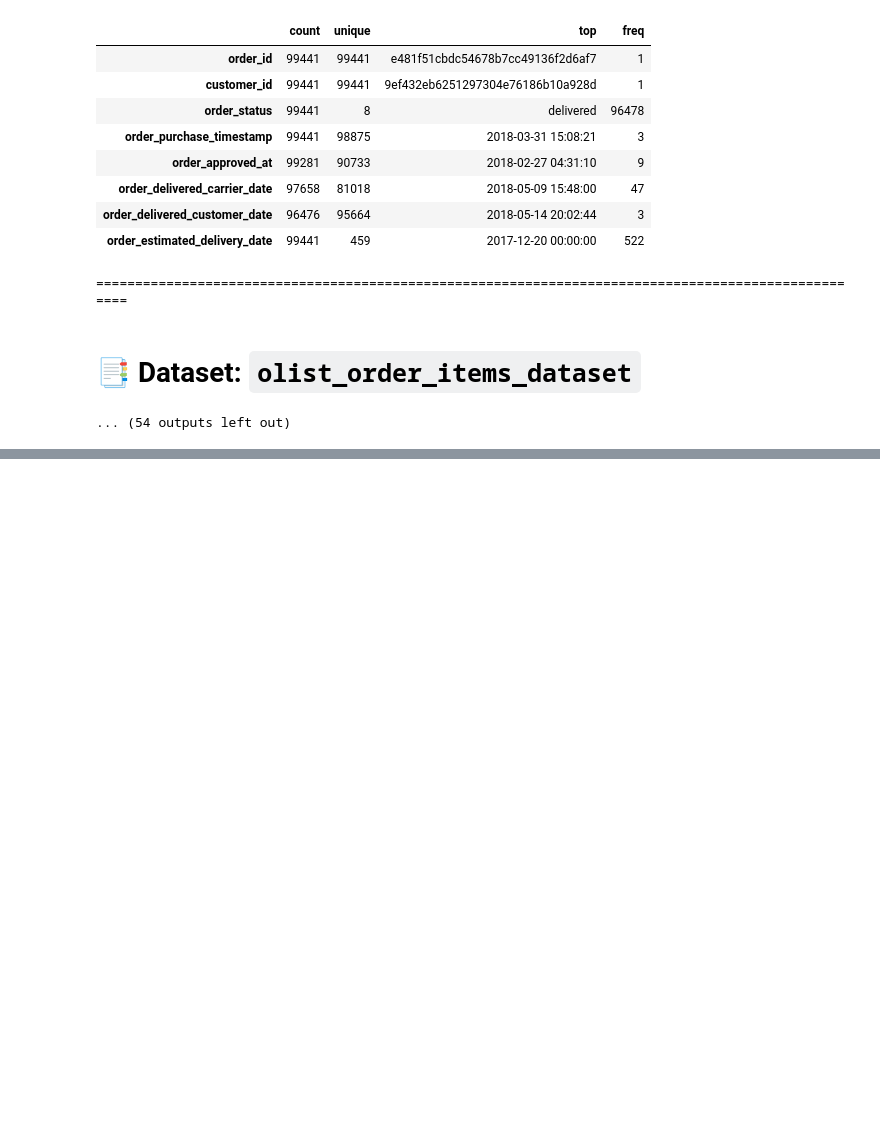
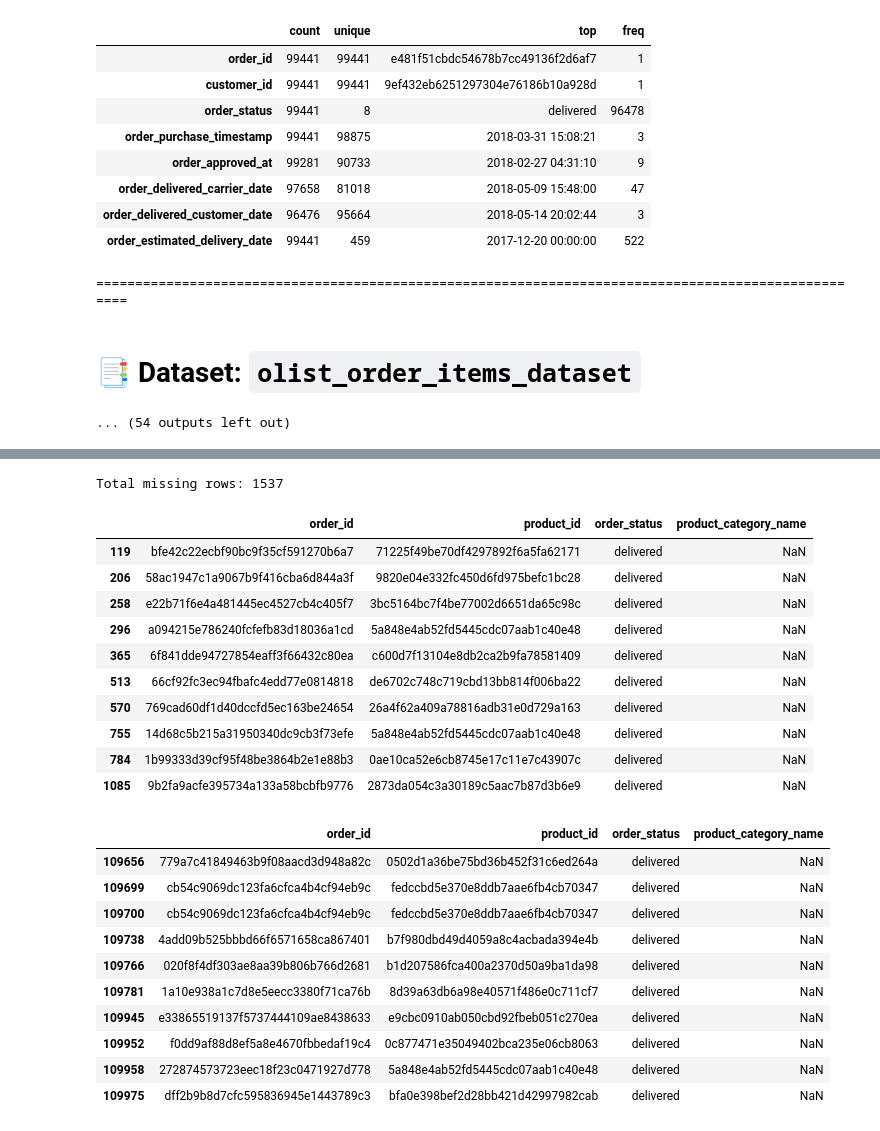
Before and after one commit to sabineleesm-stack/olist-ecommerce-analysis, a Jupyter notebook: notebooks/check_data.ipynb, the cells around one changed output, grey strips where cells are left out. Drawn from its saved outputs; the diff is of its cells as text; code cells hidden in the pictures; blank space fills up the shorter version.

```diff
--- a/notebooks/check_data.ipynb
+++ b/notebooks/check_data.ipynb
@@ -118,0 +169,51 @@ memory usage: 6.1 MB
+# %%
+# 1. Get the datasets we need
+orders = datasets["olist_orders_dataset"]
+items = datasets["olist_order_items_dataset"]
+products = datasets["olist_products_dataset"]
+
+# 2. Filter only 'delivered' orders
+delivered_orders = orders[orders['order_status'] == 'delivered']
+
+# 3. Merge datasets: Orders + Items + Products
+# a. Merge delivered orders and items
+merged_df = pd.merge(delivered_orders, items, on='order_id', how='inner')
+
+# b. Merge the result with products
+merged_df = pd.merge(merged_df, products, on='product_id', how='inner')
+
+# 4. Find rows where the category name is missing (NaN)
+# We can use .isnull() to find empty values
+missing_category_df = merged_df[merged_df['product_category_name'].isnull()]
+
+# Check the total number of missing rows
+print(f"Total missing rows: {len(missing_category_df)}\n")
+
+# Select only the columns we want to see
+cols_to_show = ['order_id', 'product_id', 'order_status', 'product_category_name']
+display(missing_category_df[cols_to_show].head(10))
+display(missing_category_df[cols_to_show].tail(10))
+# %% [output]
+Total missing rows: 1537
+|  | order_id | product_id | order_status | product_category_name |
+| 119 | bfe42c22ecbf90bc9f35cf591270b6a7 | 71225f49be70df4297892f6a5fa62171 | delivered | NaN |
+| 206 | 58ac1947c1a9067b9f416cba6d844a3f | 9820e04e332fc450d6fd975befc1bc28 | delivered | NaN |
+| 258 | e22b71f6e4a481445ec4527cb4c405f7 | 3bc5164bc7f4be77002d6651da65c98c | delivered | NaN |
+| 296 | a094215e786240fcfefb83d18036a1cd | 5a848e4ab52fd5445cdc07aab1c40e48 | delivered | NaN |
+| 365 | 6f841dde94727854eaff3f66432c80ea | c600d7f13104e8db2ca2b9fa78581409 | delivered | NaN |
+| 513 | 66cf92fc3ec94fbafc4edd77e0814818 | de6702c748c719cbd13bb814f006ba22 | delivered | NaN |
+| 570 | 769cad60df1d40dccfd5ec163be24654 | 26a4f62a409a78816adb31e0d729a163 | delivered | NaN |
+| 755 | 14d68c5b215a31950340dc9cb3f73efe | 5a848e4ab52fd5445cdc07aab1c40e48 | delivered | NaN |
+| 784 | 1b99333d39cf95f48be3864b2e1e88b3 | 0ae10ca52e6cb8745e17c11e7c43907c | delivered | NaN |
+| 1085 | 9b2fa9acfe395734a133a58bcbfb9776 | 2873da054c3a30189c5aac7b87d3b6e9 | delivered | NaN |
+|  | order_id | product_id | order_status | product_category_name |
+| 109656 | 779a7c41849463b9f08aacd3d948a82c | 0502d1a36be75bd36b452f31c6ed264a | delivered | NaN |
+| 109699 | cb54c9069dc123fa6cfca4b4cf94eb9c | fedccbd5e370e8ddb7aae6fb4cb70347 | delivered | NaN |
+| 109700 | cb54c9069dc123fa6cfca4b4cf94eb9c | fedccbd5e370e8ddb7aae6fb4cb70347 | delivered | NaN |
+| 109738 | 4add09b525bbbd66f6571658ca867401 | b7f980dbd49d4059a8c4acbada394e4b | delivered | NaN |
+| 109766 | 020f8f4df303ae8aa39b806b766d2681 | b1d207586fca400a2370d50a9ba1da98 | delivered | NaN |
+| 109781 | 1a10e938a1c7d8e5eecc3380f71ca76b | 8d39a63db6a98e40571f486e0c711cf7 | delivered | NaN |
+| 109945 | e33865519137f5737444109ae8438633 | e9cbc0910ab050cbd92fbeb051c270ea | delivered | NaN |
+| 109952 | f0dd9af88d8ef5a8e4670fbbedaf19c4 | 0c877471e35049402bca235e06cb8063 | delivered | NaN |
+| 109958 | 272874573723eec18f23c0471927d778 | 5a848e4ab52fd5445cdc07aab1c40e48 | delivered | NaN |
+| 109975 | dff2b9b8d7cfc595836945e1443789c3 | bfa0e398bef2d28bb421d42997982cab | delivered | NaN |
```
Also changed, not shown: parts of 3 cells of this notebook.
